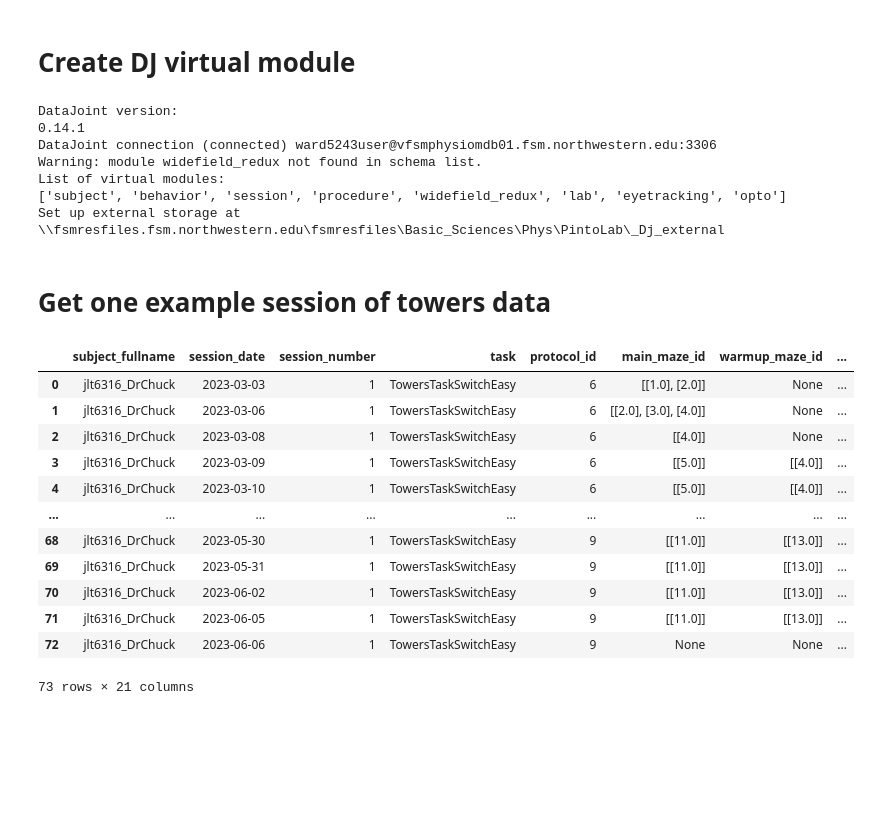
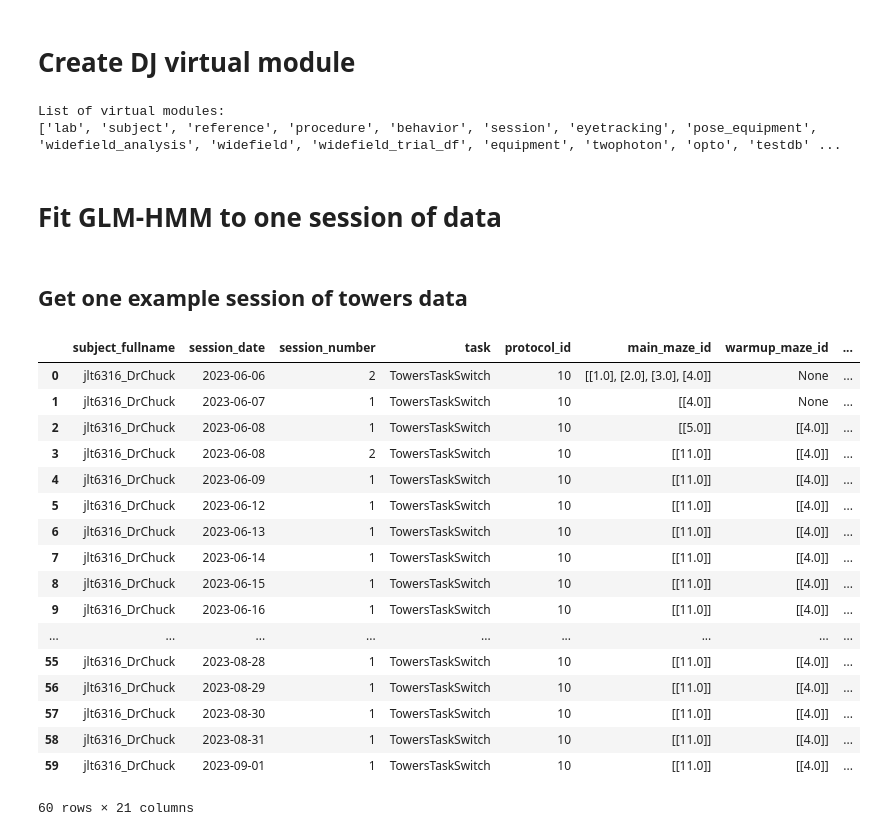
Before and after one commit to KeithLuooo/ssm, a Jupyter notebook: notebooks/Applying GLM-HMM on Towers Data.ipynb, the cells around one changed output. Cells and saved outputs as stored; diff of their text form; code cells hidden in the pictures; blank space fills up the shorter version.

```diff
--- a/notebooks/Applying GLM-HMM on Towers Data.ipynb
+++ b/notebooks/Applying GLM-HMM on Towers Data.ipynb
@@ -17,34 +27,34 @@ npr.seed(0)
 # %% [markdown]
 # Create DJ virtual module
-# %%
-sys.path.append('C:\\Users\\jlt6316\\Experiments\\PintoLab_behavioralAnalysis\\python\\lib')
-import InitialConf
-VM = InitialConf.getVirtualModules()
-# %% [output]
-DataJoint version:
-0.14.1
-DataJoint connection (connected) ward5243user@vfsmphysiomdb01.fsm.northwestern.edu:3306
-Warning: module widefield_redux not found in schema list.
-List of virtual modules:
-['subject', 'behavior', 'session', 'procedure', 'widefield_redux', 'lab', 'eyetracking', 'opto']
-Set up external storage at \\fsmresfiles.fsm.northwestern.edu\fsmresfiles\Basic_Sciences\Phys\PintoLab\_Dj_external
+# %%
+VM = connect_to_dj.get_virtual_modules()
+# %% [output]
+List of virtual modules:
+['lab', 'subject', 'reference', 'procedure', 'behavior', 'session', 'eyetracking', 'pose_equipment', 'widefield_analysis', 'widefield', 'widefield_trial_df', 'equipment', 'twophoton', 'opto', 'testdb' ...
+# %% [markdown]
+# Fit GLM-HMM to one session of data
 # %% [markdown]
-# Get one example session of towers data
+## Get one example session of towers data
 # %%
-performance = pd.DataFrame((VM['behavior'].Performance & 'subject_fullname = "jlt6316_DrChuck"' & 'task = "TowersTaskSwitchEasy"').fetch())
-performance
+performance = pd.DataFrame((VM['behavior'].Performance & 'subject_fullname = "jlt6316_DrChuck"' & 'task = "TowersTaskSwitch"').fetch())
+performance.head(60)
 # %% [output]
 |  | subject_fullname | session_date | session_number | task | protocol_id | main_maze_id | warmup_maze_id | ... |
-| 0 | jlt6316_DrChuck | 2023-03-03 | 1 | TowersTaskSwitchEasy | 6 | [[1.0], [2.0]] | None | ... |
-| 1 | jlt6316_DrChuck | 2023-03-06 | 1 | TowersTaskSwitchEasy | 6 | [[2.0], [3.0], [4.0]] | None | ... |
-| 2 | jlt6316_DrChuck | 2023-03-08 | 1 | TowersTaskSwitchEasy | 6 | [[4.0]] | None | ... |
-| 3 | jlt6316_DrChuck | 2023-03-09 | 1 | TowersTaskSwitchEasy | 6 | [[5.0]] | [[4.0]] | ... |
-| 4 | jlt6316_DrChuck | 2023-03-10 | 1 | TowersTaskSwitchEasy | 6 | [[5.0]] | [[4.0]] | ... |
+| 0 | jlt6316_DrChuck | 2023-06-06 | 2 | TowersTaskSwitch | 10 | [[1.0], [2.0], [3.0], [4.0]] | None | ... |
+| 1 | jlt6316_DrChuck | 2023-06-07 | 1 | TowersTaskSwitch | 10 | [[4.0]] | None | ... |
+| 2 | jlt6316_DrChuck | 2023-06-08 | 1 | TowersTaskSwitch | 10 | [[5.0]] | [[4.0]] | ... |
+| 3 | jlt6316_DrChuck | 2023-06-08 | 2 | TowersTaskSwitch | 10 | [[11.0]] | [[4.0]] | ... |
+| 4 | jlt6316_DrChuck | 2023-06-09 | 1 | TowersTaskSwitch | 10 | [[11.0]] | [[4.0]] | ... |
+| 5 | jlt6316_DrChuck | 2023-06-12 | 1 | TowersTaskSwitch | 10 | [[11.0]] | [[4.0]] | ... |
+| 6 | jlt6316_DrChuck | 2023-06-13 | 1 | TowersTaskSwitch | 10 | [[11.0]] | [[4.0]] | ... |
+| 7 | jlt6316_DrChuck | 2023-06-14 | 1 | TowersTaskSwitch | 10 | [[11.0]] | [[4.0]] | ... |
+| 8 | jlt6316_DrChuck | 2023-06-15 | 1 | TowersTaskSwitch | 10 | [[11.0]] | [[4.0]] | ... |
+| 9 | jlt6316_DrChuck | 2023-06-16 | 1 | TowersTaskSwitch | 10 | [[11.0]] | [[4.0]] | ... |
 | ... | ... | ... | ... | ... | ... | ... | ... | ... |
-| 68 | jlt6316_DrChuck | 2023-05-30 | 1 | TowersTaskSwitchEasy | 9 | [[11.0]] | [[13.0]] | ... |
-| 69 | jlt6316_DrChuck | 2023-05-31 | 1 | TowersTaskSwitchEasy | 9 | [[11.0]] | [[13.0]] | ... |
-| 70 | jlt6316_DrChuck | 2023-06-02 | 1 | TowersTaskSwitchEasy | 9 | [[11.0]] | [[13.0]] | ... |
-| 71 | jlt6316_DrChuck | 2023-06-05 | 1 | TowersTaskSwitchEasy | 9 | [[11.0]] | [[13.0]] | ... |
-| 72 | jlt6316_DrChuck | 2023-06-06 | 1 | TowersTaskSwitchEasy | 9 | None | None | ... |
+| 55 | jlt6316_DrChuck | 2023-08-28 | 1 | TowersTaskSwitch | 10 | [[11.0]] | [[4.0]] | ... |
+| 56 | jlt6316_DrChuck | 2023-08-29 | 1 | TowersTaskSwitch | 10 | [[11.0]] | [[4.0]] | ... |
+| 57 | jlt6316_DrChuck | 2023-08-30 | 1 | TowersTaskSwitch | 10 | [[11.0]] | [[4.0]] | ... |
+| 58 | jlt6316_DrChuck | 2023-08-31 | 1 | TowersTaskSwitch | 10 | [[11.0]] | [[4.0]] | ... |
+| 59 | jlt6316_DrChuck | 2023-09-01 | 1 | TowersTaskSwitch | 10 | [[11.0]] | [[4.0]] | ... |
-73 rows × 21 columns
+60 rows × 21 columns
 # %%
```
Also changed, not shown: parts of 34 cells of this notebook.
